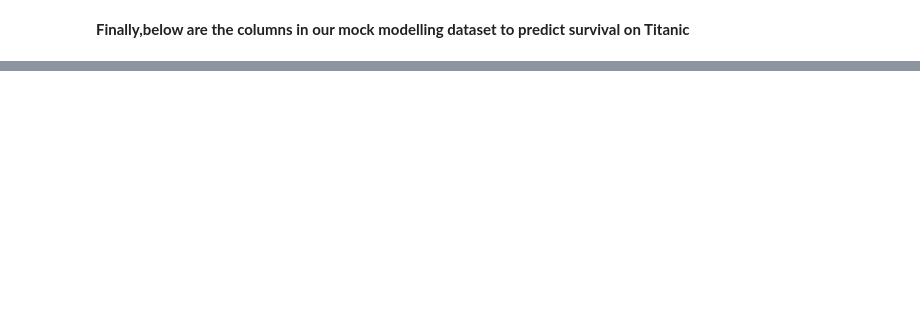
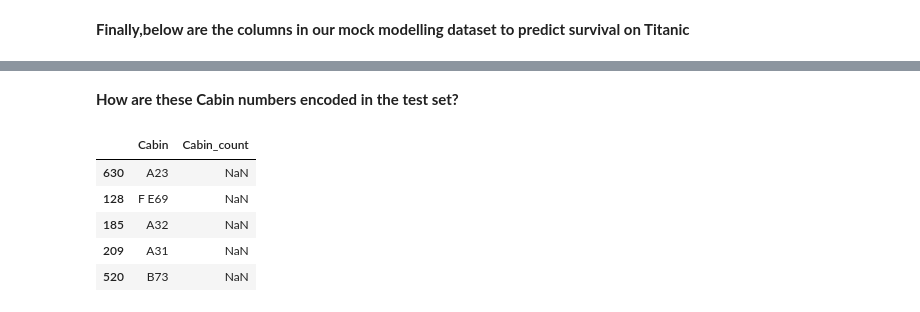
Before and after one commit to shubchat/pyconau_2020_cat_encode, a Jupyter notebook: The_art_of_categorical_encoding.ipynb, the cells around one changed output, grey strips where cells are left out. Drawn from its saved outputs; the diff is of its cells as text; code cells hidden in the pictures; blank space fills up the shorter version.

```diff
--- a/The_art_of_categorical_encoding.ipynb
+++ b/The_art_of_categorical_encoding.ipynb
@@ -316,0 +377,3 @@ array([[28.,  0.,  0., ...,  1.,  0.,  0.],
+# %%
+df_train_vce=df_train.join(count_enc.transform(df_train[Cat_predictors]).add_suffix('_count'))
+df_test_vce=df_test.join(count_enc.transform(df_test[Cat_predictors]).add_suffix('_count'))
@@ -316,0 +405,2 @@ array([[28.,  0.,  0., ...,  1.,  0.,  0.],
+# %% [markdown]
+<b> How are these Cabin numbers encoded in the test set?
@@ -316,0 +409,9 @@ array([[28.,  0.,  0., ...,  1.,  0.,  0.],
+# %%
+df_test_vce[['Cabin','Cabin_count']].loc[df_test_vce['Cabin'].isin(list(set(df_test['Cabin'].unique())-set(df_train['Cabin'].unique())))].head()
+# %% [output]
+|  | Cabin | Cabin_count |
+| 630 | A23 | NaN |
+| 128 | F E69 | NaN |
+| 185 | A32 | NaN |
+| 209 | A31 | NaN |
+| 520 | B73 | NaN |
```
Also changed, not shown: parts of 83 cells of this notebook.
